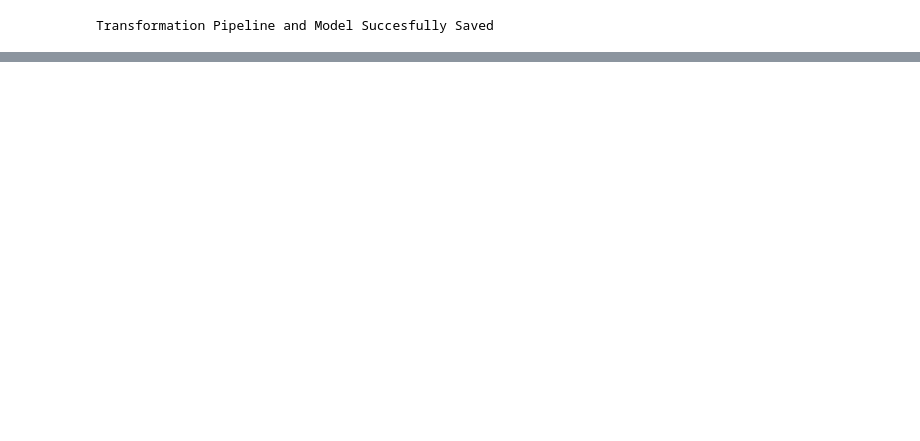
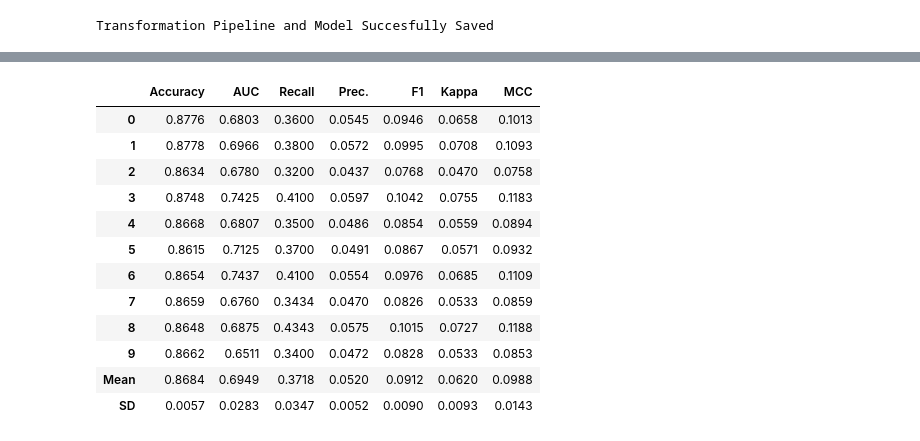
Before and after one commit to SwissMisra/ML_Contributions, a Jupyter notebook: notebooks/4.0 PyCaret Model on Target 1.ipynb, the cells around one changed output, grey strips where cells are left out. Saved outputs shown, nothing was run; the diff lists cells and outputs as text; code cells hidden in the pictures; blank space fills up the shorter version.

```diff
--- a/notebooks/4.0 PyCaret Model on Target 1.ipynb
+++ b/notebooks/4.0 PyCaret Model on Target 1.ipynb
@@ -105,0 +148,16 @@ interpret_model(model, plot = 'summary')
+# %%
+model2 = create_model('lightgbm')
+# %% [output]
+|  | Accuracy | AUC | Recall | Prec. | F1 | Kappa | MCC |
+| 0 | 0.8776 | 0.6803 | 0.3600 | 0.0545 | 0.0946 | 0.0658 | 0.1013 |
+| 1 | 0.8778 | 0.6966 | 0.3800 | 0.0572 | 0.0995 | 0.0708 | 0.1093 |
+| 2 | 0.8634 | 0.6780 | 0.3200 | 0.0437 | 0.0768 | 0.0470 | 0.0758 |
+| 3 | 0.8748 | 0.7425 | 0.4100 | 0.0597 | 0.1042 | 0.0755 | 0.1183 |
+| 4 | 0.8668 | 0.6807 | 0.3500 | 0.0486 | 0.0854 | 0.0559 | 0.0894 |
+| 5 | 0.8615 | 0.7125 | 0.3700 | 0.0491 | 0.0867 | 0.0571 | 0.0932 |
+| 6 | 0.8654 | 0.7437 | 0.4100 | 0.0554 | 0.0976 | 0.0685 | 0.1109 |
+| 7 | 0.8659 | 0.6760 | 0.3434 | 0.0470 | 0.0826 | 0.0533 | 0.0859 |
+| 8 | 0.8648 | 0.6875 | 0.4343 | 0.0575 | 0.1015 | 0.0727 | 0.1188 |
+| 9 | 0.8662 | 0.6511 | 0.3400 | 0.0472 | 0.0828 | 0.0533 | 0.0853 |
+| Mean | 0.8684 | 0.6949 | 0.3718 | 0.0520 | 0.0912 | 0.0620 | 0.0988 |
+| SD | 0.0057 | 0.0283 | 0.0347 | 0.0052 | 0.0090 | 0.0093 | 0.0143 |
```
Also changed, not shown: parts of 10 cells of this notebook.
